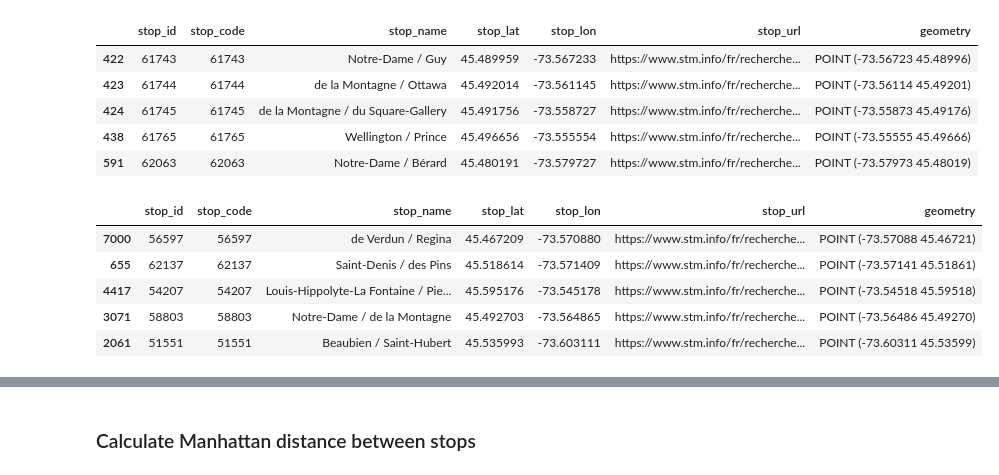
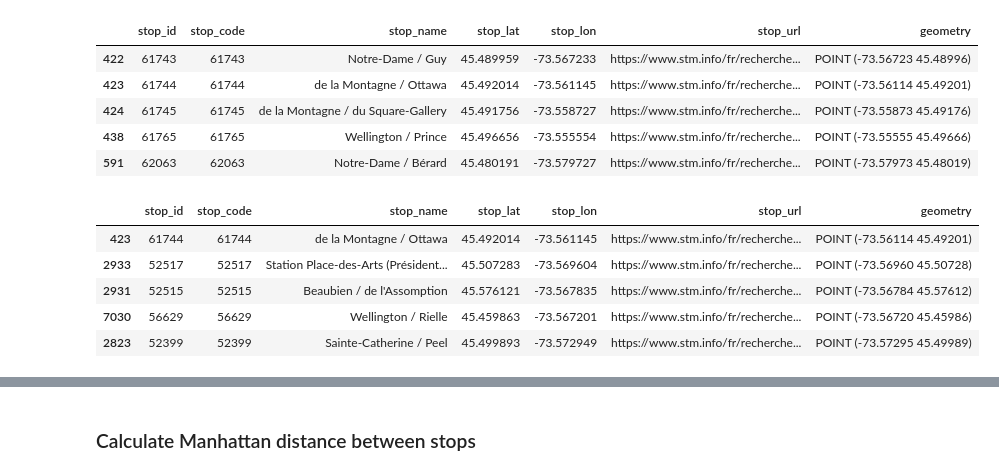
Before and after one commit to lakshyaag/Route-Optimization-STM, a Jupyter notebook: optimize.ipynb, the cells around one changed output, grey strips where cells are left out. Saved outputs shown, nothing was run; the diff lists cells and outputs as text; code cells hidden in the pictures.

```diff
--- a/optimize.ipynb
+++ b/optimize.ipynb
@@ -459,7 +459,7 @@ def get_segment_stops(segment_df, route_id, direction_id=0):
 # %% [markdown]
 ### Get stops on route
 # %%
-routes = ["35", "61", "15", "51", "18", "107", "144"]
+routes = ["35", "61", "15", "51", "18", "107", "144", "74", "12"]
 route_details = {}
 
 for r in routes:
@@ -500,16 +500,16 @@ stops_df_gpd.head()
 | 438 | 61765 | 61765 | Wellington / Prince | 45.496656 | -73.555554 | https://www.stm.info/fr/recherche... | POINT (-73.55555 45.49666) |
 | 591 | 62063 | 62063 | Notre-Dame / Bérard | 45.480191 | -73.579727 | https://www.stm.info/fr/recherche... | POINT (-73.57973 45.48019) |
 # %%
-random_stops_df_gpd = stops_df_gpd.sample(frac=0.1, random_state=420)
+random_stops_df_gpd = stops_df_gpd.sample(frac=0.2, random_state=421)
 
 random_stops_df_gpd.head()
 # %% [output]
 |  | stop_id | stop_code | stop_name | stop_lat | stop_lon | stop_url | geometry |
-| 7000 | 56597 | 56597 | de Verdun / Regina | 45.467209 | -73.570880 | https://www.stm.info/fr/recherche... | POINT (-73.57088 45.46721) |
-| 655 | 62137 | 62137 | Saint-Denis / des Pins | 45.518614 | -73.571409 | https://www.stm.info/fr/recherche... | POINT (-73.57141 45.51861) |
-| 4417 | 54207 | 54207 | Louis-Hippolyte-La Fontaine / Pie... | 45.595176 | -73.545178 | https://www.stm.info/fr/recherche... | POINT (-73.54518 45.59518) |
-| 3071 | 58803 | 58803 | Notre-Dame / de la Montagne | 45.492703 | -73.564865 | https://www.stm.info/fr/recherche... | POINT (-73.56486 45.49270) |
-| 2061 | 51551 | 51551 | Beaubien / Saint-Hubert | 45.535993 | -73.603111 | https://www.stm.info/fr/recherche... | POINT (-73.60311 45.53599) |
+| 423 | 61744 | 61744 | de la Montagne / Ottawa | 45.492014 | -73.561145 | https://www.stm.info/fr/recherche... | POINT (-73.56114 45.49201) |
+| 2933 | 52517 | 52517 | Station Place-des-Arts (Président... | 45.507283 | -73.569604 | https://www.stm.info/fr/recherche... | POINT (-73.56960 45.50728) |
+| 2931 | 52515 | 52515 | Beaubien / de l'Assomption | 45.576121 | -73.567835 | https://www.stm.info/fr/recherche... | POINT (-73.56784 45.57612) |
+| 7030 | 56629 | 56629 | Wellington / Rielle | 45.459863 | -73.567201 | https://www.stm.info/fr/recherche... | POINT (-73.56720 45.45986) |
+| 2823 | 52399 | 52399 | Sainte-Catherine / Peel | 45.499893 | -73.572949 | https://www.stm.info/fr/recherche... | POINT (-73.57295 45.49989) |
 # %%
 # Add a depot stop to the random stops dataframe in the beginning
 depot = pd.DataFrame(
```
Also changed, not shown: parts of 22 cells of this notebook, 3 other files.
